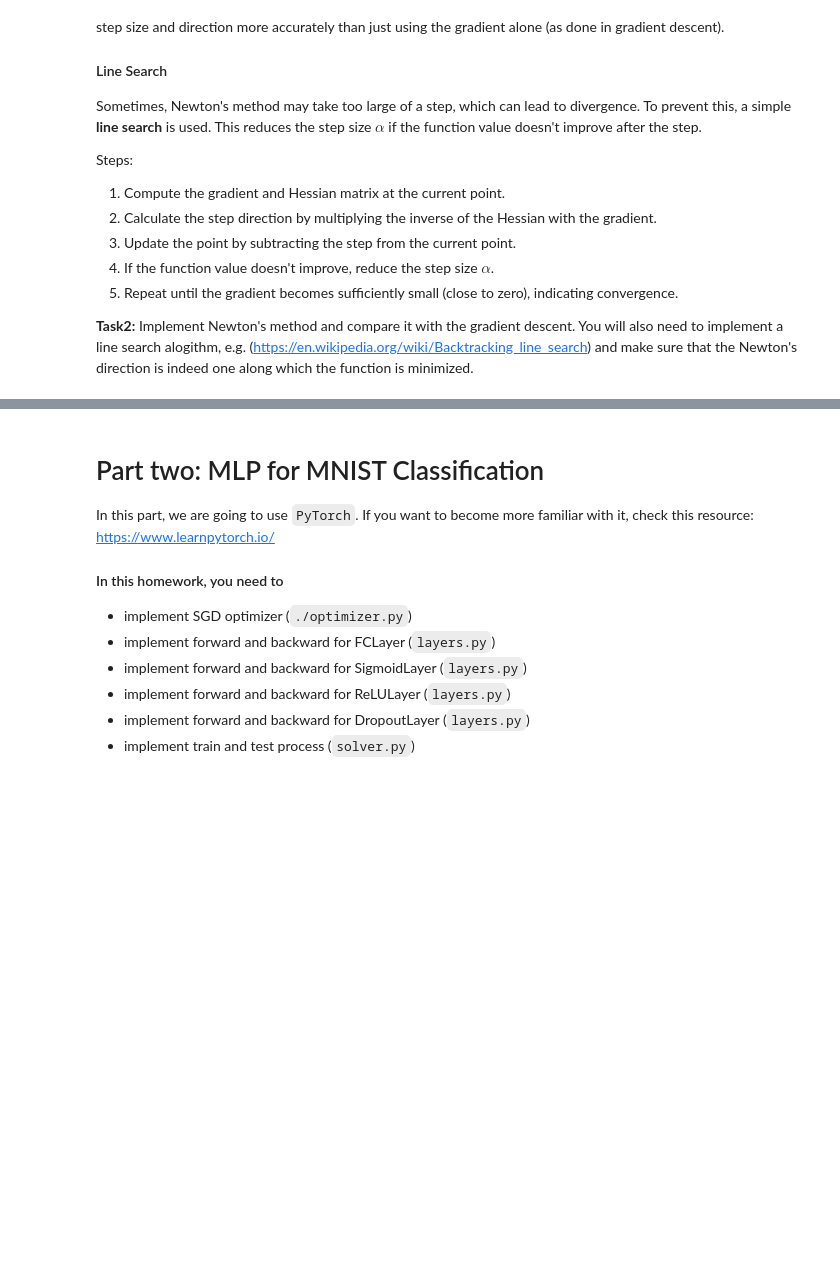
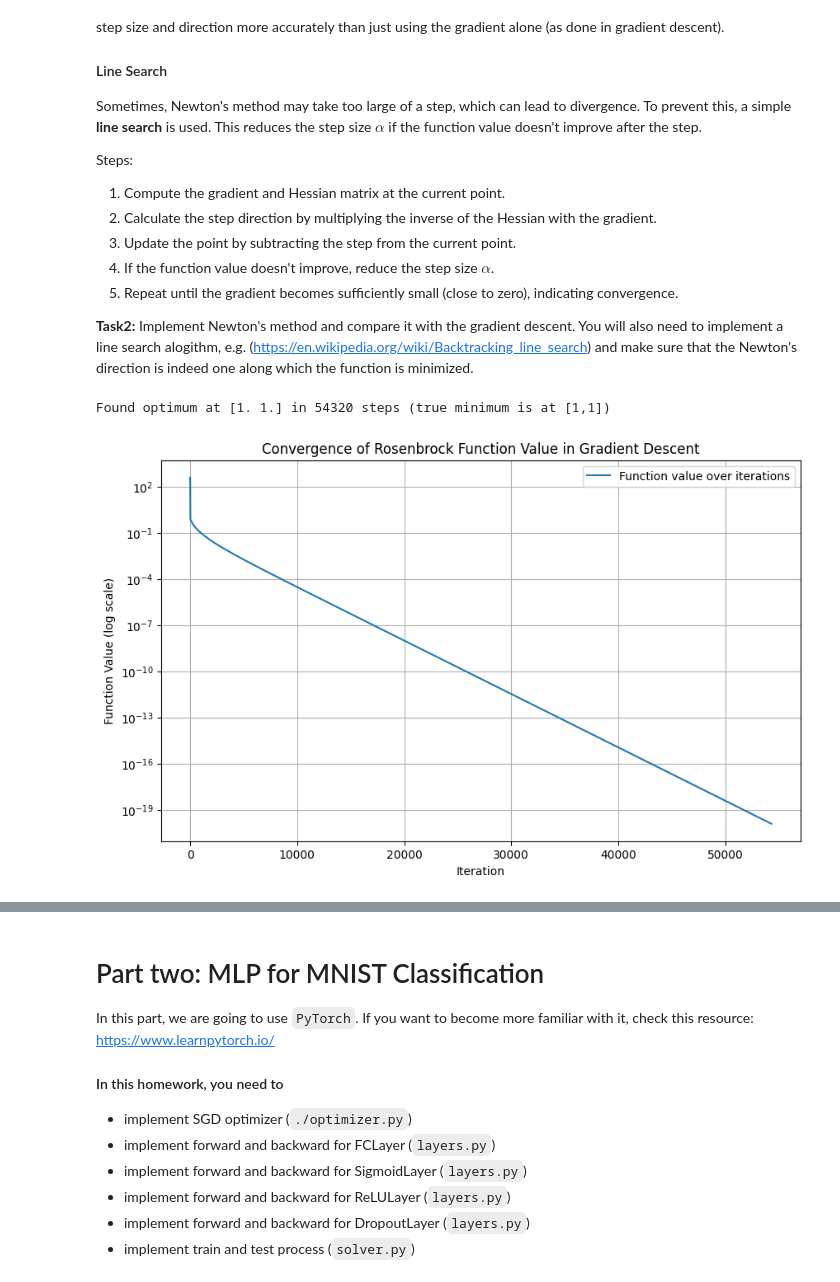
Before and after one commit to Ehsanacc/Deep-Learning-Course, a Jupyter notebook: Assignment 2/hw2_1/hw2_1.ipynb, the cells around one changed output, grey strips where cells are left out. Drawn from its saved outputs; the diff is of its cells as text; code cells hidden in the pictures; blank space fills up the shorter version.

```diff
--- a/Assignment 2/hw2_1/hw2_1.ipynb
+++ b/Assignment 2/hw2_1/hw2_1.ipynb
@@ -116,13 +129,31 @@ def GD(f, theta0, alpha, stop_tolerance=1e-10, max_steps=1000000):
 # %%
 # Find the optimum of rosenbrock function
 
 X0 = [0.,2.]
 Xopt, Xhist = GD(rosenbrock, X0, alpha=1e-3, stop_tolerance=1e-10, max_steps=1e6)
 
 print ("Found optimum at %s in %d steps (true minimum is at [1,1])" % (Xopt, len(Xhist)))
 
 # Plot how the value changes over iterations
-#TODO
+# print(values)
+# Extract iteration numbers and function values for plotting
+iterations = list(range(len(Xhist)))
+temp = [val for _, val in Xhist]
+values = [val for val, _ in temp]
+
+# Plotting the convergence of the function values over iterations
+plt.figure(figsize=(10, 6))
+plt.plot(iterations, values, label="Function value over iterations")
+plt.yscale("log")
+plt.xlabel("Iteration")
+plt.ylabel("Function Value (log scale)")
+plt.title("Convergence of Rosenbrock Function Value in Gradient Descent")
+plt.legend()
+plt.grid(True)
+plt.show()
+# %% [output]
+Found optimum at [1. 1.] in 54320 steps (true minimum is at [1,1])
+[figure, added]
 # %%
 # Newton's Method
 def Newton(f, theta0, alpha=1, stop_tolerance=1e-10, max_steps=1000000):
```
Also changed, not shown: parts of 2 cells of this notebook.
